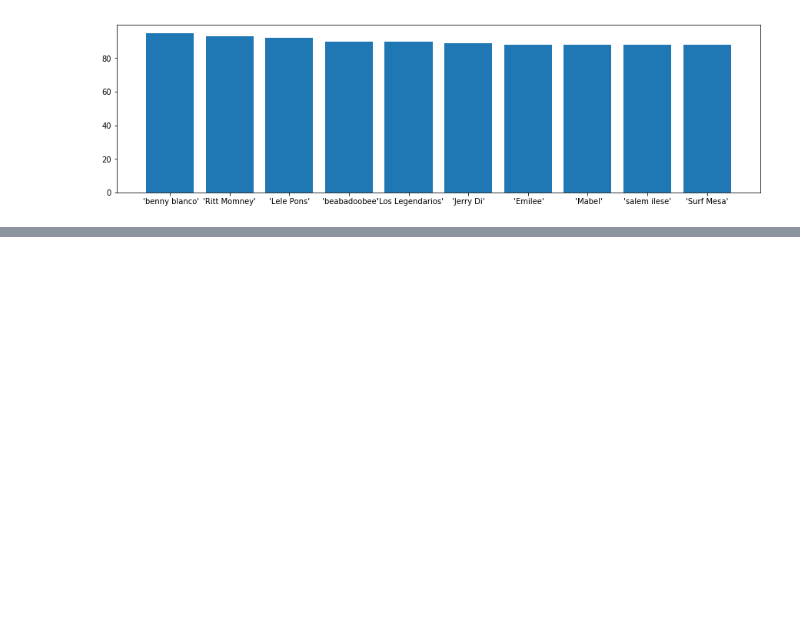
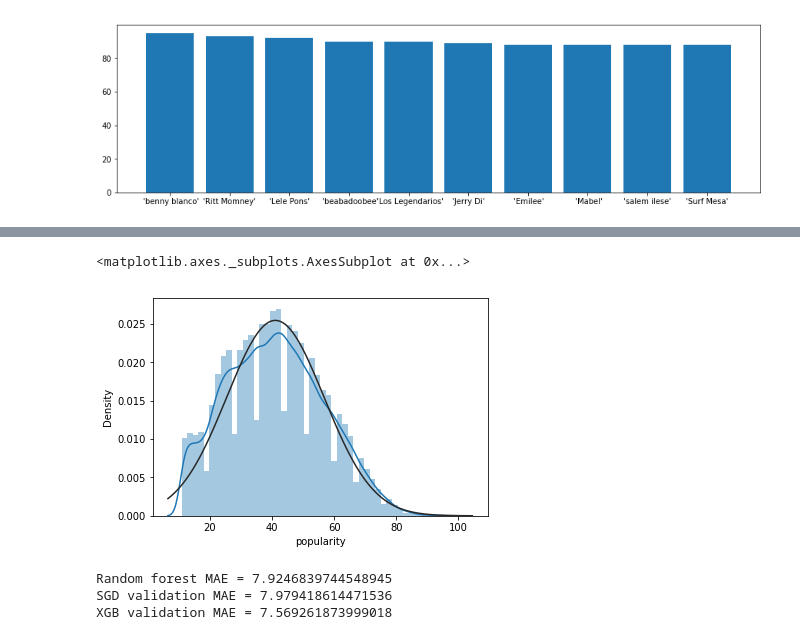
Before and after one commit to jesperhemmingsson/Spotify-EDA, a Jupyter notebook: EDA.ipynb, the cells around one changed output, grey strips where cells are left out. Saved outputs shown, nothing was run; the diff lists cells and outputs as text; code cells hidden in the pictures; blank space fills up the shorter version.

```diff
--- a/EDA.ipynb
+++ b/EDA.ipynb
@@ -134,0 +160,48 @@ plt.bar(df_pop_artists_to_plot.index, df_pop_artists_to_plot.popularity)
+# %%
+# A LOT of songs have 0 popularity. Let's delete these
+predData = df_data[df_data.popularity != 0]
+sns.distplot(predData.popularity, fit=norm)
+# %% [output]
+<matplotlib.axes._subplots.AxesSubplot at 0x...>
+[figure, added]
+# %%
+# Look better. Still a lot low values, but let's move on
+
+# These columns are either string values or do not contain relevant info. Release_date and year are identical mostly.
+y = predData.popularity
+X = predData.drop(columns=["artists", "id", "name", "release_date", "popularity"])
+
+scaler = StandardScaler()
+X = scaler.fit_transform(X)
+
+X_train, X_test, y_train, y_test = train_test_split(X, y, test_size=0.2, random_state=42)
+
+# Let's try a couple of different regressors
+
+# RandomForestRegressor
+clf = RandomForestRegressor()
+clf.fit(X_train, y_train)
+
+pred_pop = clf.predict(X_test)
+MAE = mean_absolute_error(y_test , pred_pop)
+print('Random forest MAE =', MAE)
+
+# SGDRegressor
+clf = SGDRegressor()
+clf.fit(X_train, y_train)
+
+pred_pop = clf.predict(X_test)
+MAE = mean_absolute_error(y_test , pred_pop)
+print('SGD validation MAE =', MAE)
+
+# XGBRegressor
+clf = XGBRegressor()
+clf.fit(X_train, y_train)
+
+pred_pop = clf.predict(X_test)
+MAE = mean_absolute_error(y_test , pred_pop)
+print('XGB validation MAE =', MAE)
+# %% [output]
+Random forest MAE = 7.9246839744548945
+SGD validation MAE = 7.979418614471536
+XGB validation MAE = 7.569261873999018
```
Also changed, not shown: parts of 5 cells of this notebook.
